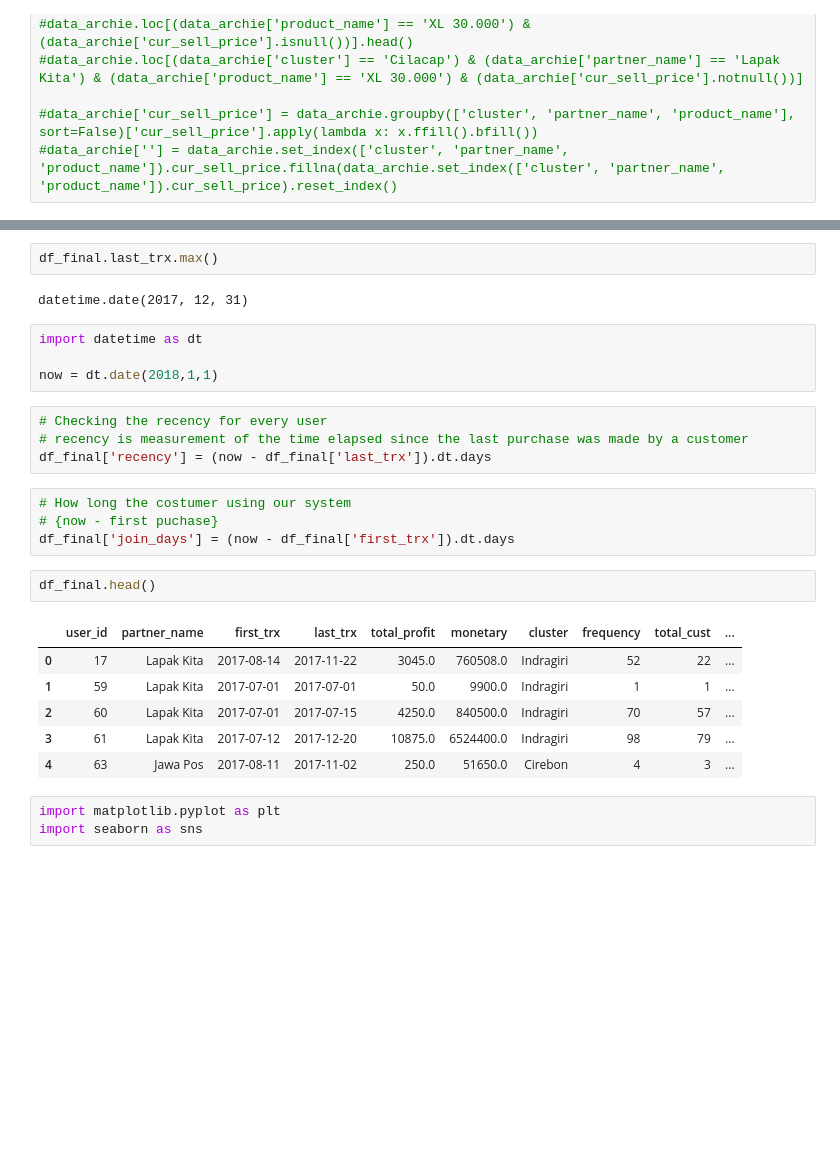
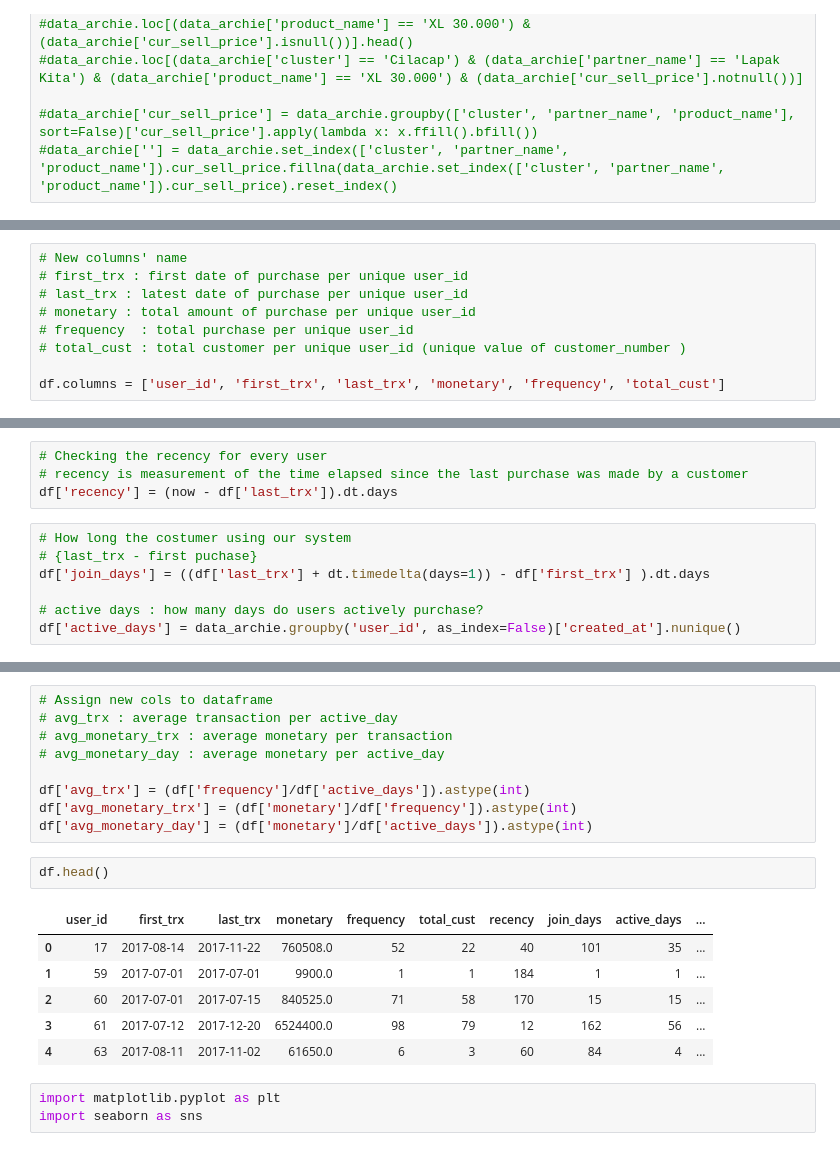
Before and after one commit to EvaMarpaoeng/LR_notebook, a Jupyter notebook: Archie.ipynb, the cells around one changed output, grey strips where cells are left out. Saved outputs shown, nothing was run; the diff lists cells and outputs as text; blank space fills up the shorter version.

```diff
--- a/Archie.ipynb
+++ b/Archie.ipynb
@@ -252,0 +270,9 @@ df = df[df['margin_val'] > 0]
+# %%
+# New columns' name
+# first_trx : first date of purchase per unique user_id
+# last_trx : latest date of purchase per unique user_id
+# monetary : total amount of purchase per unique user_id
+# frequency  : total purchase per unique user_id
+# total_cust : total customer per unique user_id (unique value of customer_number )
+
+df.columns = ['user_id', 'first_trx', 'last_trx', 'monetary', 'frequency', 'total_cust']
@@ -253,3 +312,14 @@ df = df[df['margin_val'] > 0]
+# %%
+# Checking the recency for every user
+# recency is measurement of the time elapsed since the last purchase was made by a customer
+df['recency'] = (now - df['last_trx']).dt.days
+# %%
+# How long the costumer using our system
+# {last_trx - first puchase}
+df['join_days'] = ((df['last_trx'] + dt.timedelta(days=1)) - df['first_trx'] ).dt.days
+
+# active days : how many days do users actively purchase?
+df['active_days'] = data_archie.groupby('user_id', as_index=False)['created_at'].nunique()
 # %%
 df.head()
 # %% [output]
@@ -324,28 +332,21 @@ array(['Smartfren', 'Telkomsel', 'PLN Prepaid', 'XL', 'Indosat', '3',
-# %%
-df_final.last_trx.max()
-# %% [output]
-datetime.date(2017, 12, 31)
-# %%
-import datetime as dt
-
-now = dt.date(2018,1,1)
-# %%
-# Checking the recency for every user
-# recency is measurement of the time elapsed since the last purchase was made by a customer
-df_final['recency'] = (now - df_final['last_trx']).dt.days
-# %%
-# How long the costumer using our system
-# {now - first puchase}
-df_final['join_days'] = (now - df_final['first_trx']).dt.days
+# %%
+# Assign new cols to dataframe
+# avg_trx : average transaction per active_day
+# avg_monetary_trx : average monetary per transaction
+# avg_monetary_day : average monetary per active_day
+
+df['avg_trx'] = (df['frequency']/df['active_days']).astype(int)
+df['avg_monetary_trx'] = (df['monetary']/df['frequency']).astype(int)
+df['avg_monetary_day'] = (df['monetary']/df['active_days']).astype(int)
 # %%
-df_final.head()
+df.head()
 # %% [output]
-|  | user_id | partner_name | first_trx | last_trx | total_profit | monetary | cluster | frequency | total_cust | ... |
-| 0 | 17 | Lapak Kita | 2017-08-14 | 2017-11-22 | 3045.0 | 760508.0 | Indragiri | 52 | 22 | ... |
-| 1 | 59 | Lapak Kita | 2017-07-01 | 2017-07-01 | 50.0 | 9900.0 | Indragiri | 1 | 1 | ... |
-| 2 | 60 | Lapak Kita | 2017-07-01 | 2017-07-15 | 4250.0 | 840500.0 | Indragiri | 70 | 57 | ... |
-| 3 | 61 | Lapak Kita | 2017-07-12 | 2017-12-20 | 10875.0 | 6524400.0 | Indragiri | 98 | 79 | ... |
-| 4 | 63 | Jawa Pos | 2017-08-11 | 2017-11-02 | 250.0 | 51650.0 | Cirebon | 4 | 3 | ... |
+|  | user_id | first_trx | last_trx | monetary | frequency | total_cust | recency | join_days | active_days | ... |
+| 0 | 17 | 2017-08-14 | 2017-11-22 | 760508.0 | 52 | 22 | 40 | 101 | 35 | ... |
+| 1 | 59 | 2017-07-01 | 2017-07-01 | 9900.0 | 1 | 1 | 184 | 1 | 1 | ... |
+| 2 | 60 | 2017-07-01 | 2017-07-15 | 840525.0 | 71 | 58 | 170 | 15 | 15 | ... |
+| 3 | 61 | 2017-07-12 | 2017-12-20 | 6524400.0 | 98 | 79 | 12 | 162 | 56 | ... |
+| 4 | 63 | 2017-08-11 | 2017-11-02 | 61650.0 | 6 | 3 | 60 | 84 | 4 | ... |
 # %%
 import matplotlib.pyplot as plt
 import seaborn as sns
```
Also changed, not shown: parts of 159 cells of this notebook.
